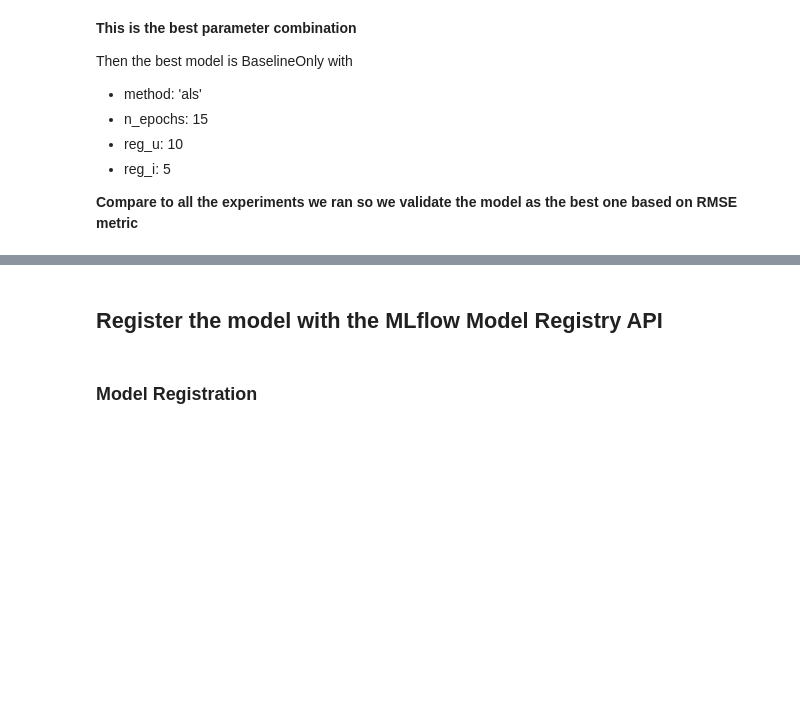
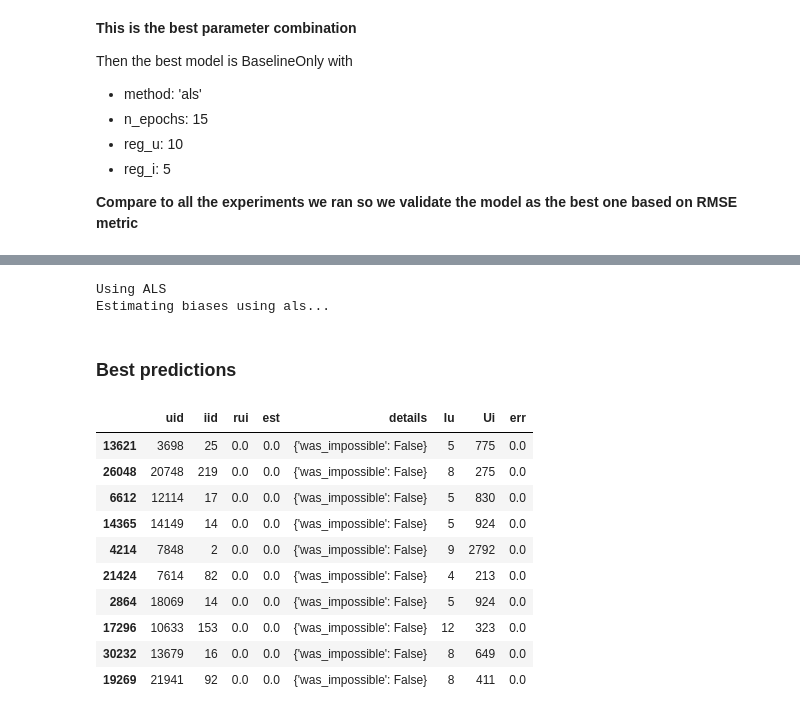
Before and after one commit to IvanNardini/modelops-aws-web-endpoint-hosted, a Jupyter notebook: notebooks/01_training.ipynb, the cells around one changed output, grey strips where cells are left out. Cells and saved outputs as stored; diff of their text form; code cells hidden in the pictures; blank space fills up the shorter version.

```diff
--- a/notebooks/01_training.ipynb
+++ b/notebooks/01_training.ipynb
@@ -538,6 +530,0 @@ test_sample.head()
-# %%
-uid = str(1007)  # raw user id (as in the ratings file). They are **strings**!
-iid = str(0)  # raw item id (as in the ratings file). They are **strings**!
-
-# get a prediction for specific users and items.
-pred = algo_best.predict(uid, iid, r_ui=13, verbose=True)
@@ -586,2 +530,0 @@ print(get_top_n_ui(get_top_n(predictions, n=10), '20400'))
-# %% [markdown]
-## Register the model with the MLflow Model Registry API
@@ -590,2 +531,37 @@ run_id, experiment_id = mlflow_tracker (data, algo, 'Trained', bsl_options, para
-# %% [markdown]
-### Model Registration
+# %%
+print('Using ALS')
+bsl_options = {'method': 'als',
+               'n_epochs': 15,
+               'reg_u': 10,
+               'reg_i': 5
+               }
+
+trainset, testset = train_test_split(data, test_size=0.25)
+algo_best = BaselineOnly(bsl_options=bsl_options)
+predictions = algo_best.fit(trainset).test(testset)
+
+df = pd.DataFrame(predictions, columns=['uid', 'iid', 'rui', 'est', 'details'])
+df['Iu'] = [get_Iu(trainset, uid) for uid in df.uid]
+df['Ui'] = [get_Ui(trainset, iid) for iid in df.iid]
+df['err'] = abs(df.est - df.rui)
+best_predictions = df.sort_values(by='err')[:10]
+worst_predictions = df.sort_values(by='err')[-10:]
+# %% [output]
+Using ALS
+Estimating biases using als...
+# %% [markdown]
+### Best predictions
+# %%
+best_predictions
+# %% [output]
+|  | uid | iid | rui | est | details | Iu | Ui | err |
+| 13621 | 3698 | 25 | 0.0 | 0.0 | {'was_impossible': False} | 5 | 775 | 0.0 |
+| 26048 | 20748 | 219 | 0.0 | 0.0 | {'was_impossible': False} | 8 | 275 | 0.0 |
+| 6612 | 12114 | 17 | 0.0 | 0.0 | {'was_impossible': False} | 5 | 830 | 0.0 |
+| 14365 | 14149 | 14 | 0.0 | 0.0 | {'was_impossible': False} | 5 | 924 | 0.0 |
+| 4214 | 7848 | 2 | 0.0 | 0.0 | {'was_impossible': False} | 9 | 2792 | 0.0 |
+| 21424 | 7614 | 82 | 0.0 | 0.0 | {'was_impossible': False} | 4 | 213 | 0.0 |
+| 2864 | 18069 | 14 | 0.0 | 0.0 | {'was_impossible': False} | 5 | 924 | 0.0 |
+| 17296 | 10633 | 153 | 0.0 | 0.0 | {'was_impossible': False} | 12 | 323 | 0.0 |
+| 30232 | 13679 | 16 | 0.0 | 0.0 | {'was_impossible': False} | 8 | 649 | 0.0 |
+| 19269 | 21941 | 92 | 0.0 | 0.0 | {'was_impossible': False} | 8 | 411 | 0.0 |
```
Also changed, not shown: parts of 28 cells of this notebook, 2 other files.
